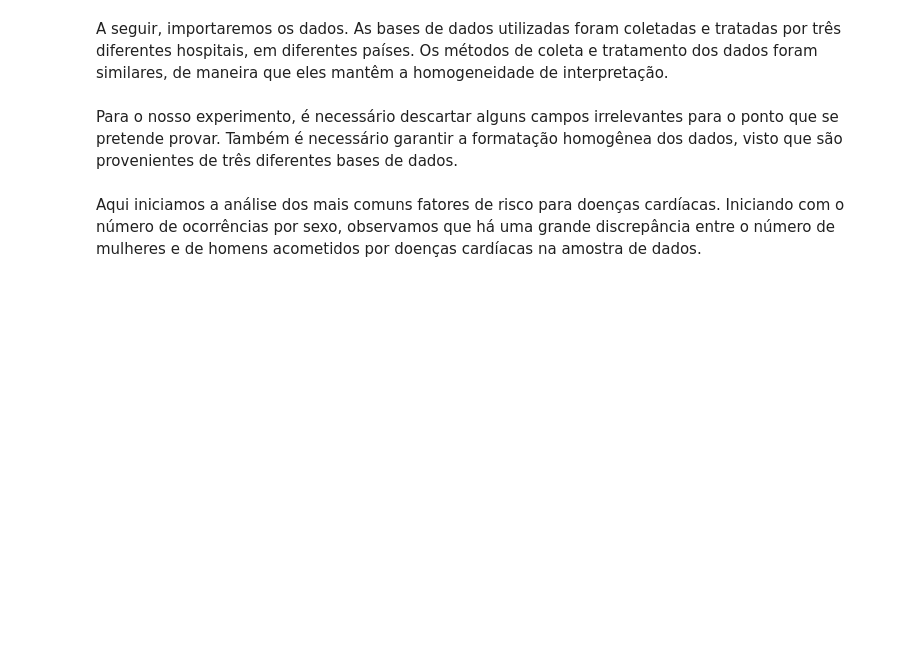
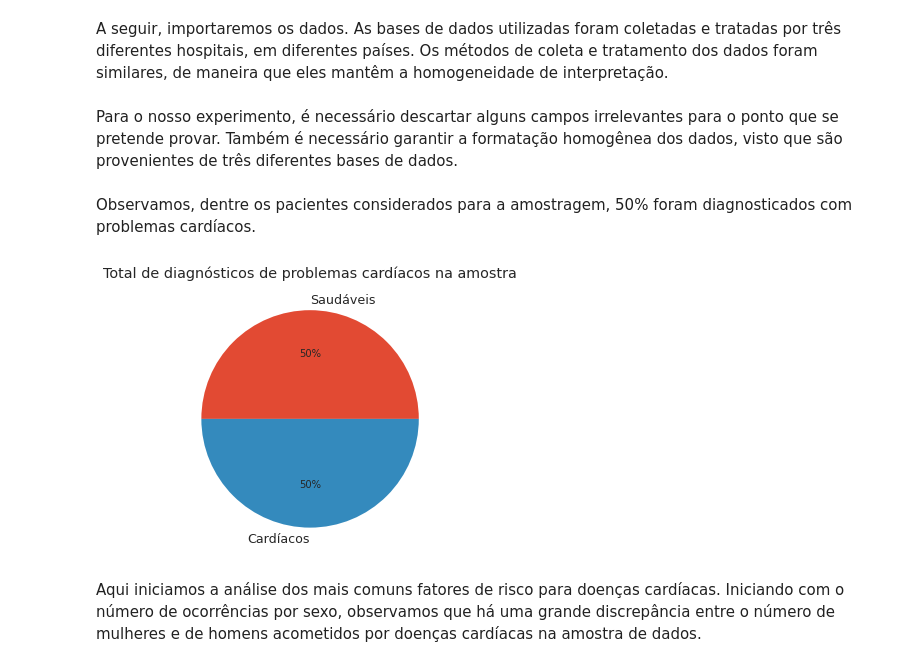
Before and after one commit to rogerdiniz/Python_and_data_science, a Jupyter notebook: trabalho_python.ipynb, the cells around one changed output. Drawn from its saved outputs; the diff is of its cells as text; code cells hidden in the pictures; blank space fills up the shorter version.

```diff
--- a/trabalho_python.ipynb
+++ b/trabalho_python.ipynb
@@ -43,6 +43,16 @@ dataSet['restBloodPressure'] = dataSet['restBloodPressure'].astype(int)
 
 dataSet['bloodSugar'].replace('.0','', inplace=True)
 dataSet['bloodSugar'] = dataSet['bloodSugar'].astype(int)
+# %% [markdown]
+Observamos, dentre os pacientes considerados para a amostragem, 50% foram diagnosticados com problemas cardíacos.
+# %%
+# iniciando as estatísticas básicas
+diagnosticos = dataSet['heartDisDiagnosis'].map({0: 'Saudáveis', 1: 'Cardíacos', 2: 'Cardíacos', 3: 'Cardíacos', 4: 'Cardíacos'}).value_counts()
+diagnosticos.plot.pie(title='Total de diagnósticos de problemas cardíacos na amostra',autopct='%1.i%%', figsize=(5, 5))
+plt.ylabel('')
+plt.show()
+# %% [output]
+[figure, added]
 # %% [markdown]
 Aqui iniciamos a análise dos mais comuns fatores de risco para doenças cardíacas.
 Iniciando com o número de ocorrências por sexo, observamos que há uma grande discrepância entre o número de mulheres e de homens acometidos por doenças cardíacas na amostra de dados.
```
Also changed, not shown: parts of 3 cells of this notebook.
